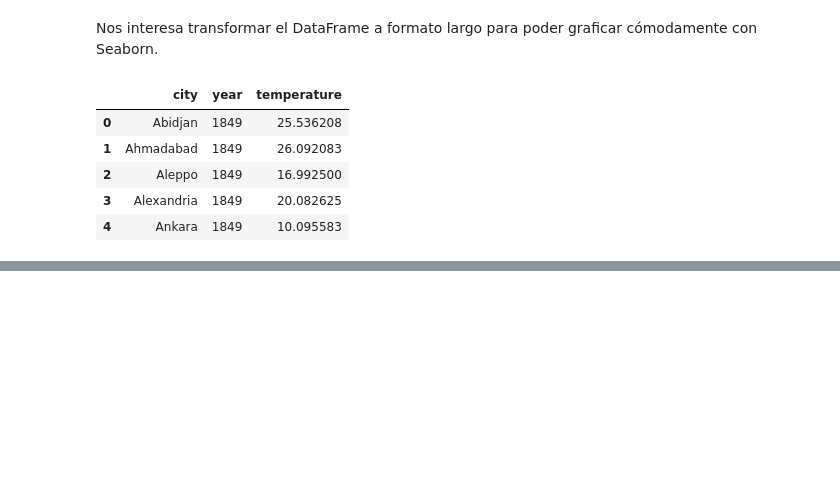
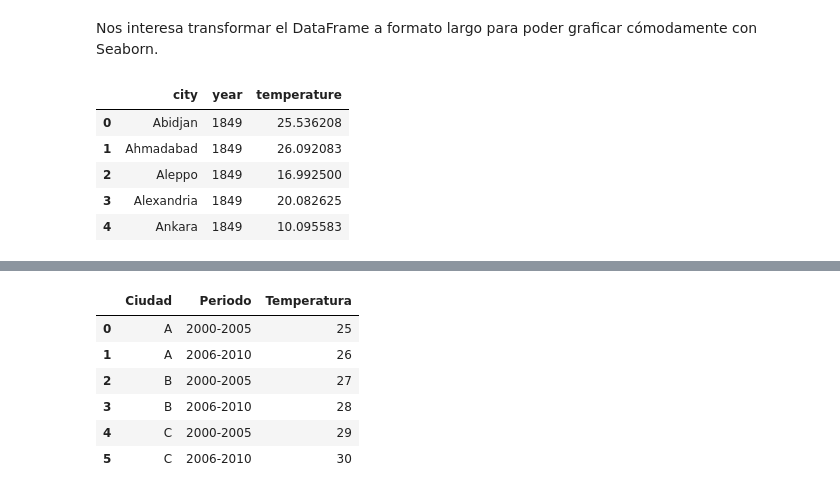
Before and after one commit to RodrigoRiveraRico/data_science_FCiencias, a Jupyter notebook: Clase_3/Clase_3.ipynb, the cells around one changed output, grey strips where cells are left out. Drawn from its saved outputs; the diff is of its cells as text; code cells hidden in the pictures; blank space fills up the shorter version.

```diff
--- a/Clase_3/Clase_3.ipynb
+++ b/Clase_3/Clase_3.ipynb
@@ -521,0 +494,10 @@ for periodo in periodos:
+# %%
+df
+# %% [output]
+|  | Ciudad | Periodo | Temperatura |
+| 0 | A | 2000-2005 | 25 |
+| 1 | A | 2006-2010 | 26 |
+| 2 | B | 2000-2005 | 27 |
+| 3 | B | 2006-2010 | 28 |
+| 4 | C | 2000-2005 | 29 |
+| 5 | C | 2006-2010 | 30 |
```
Also changed, not shown: parts of 18 cells of this notebook.
